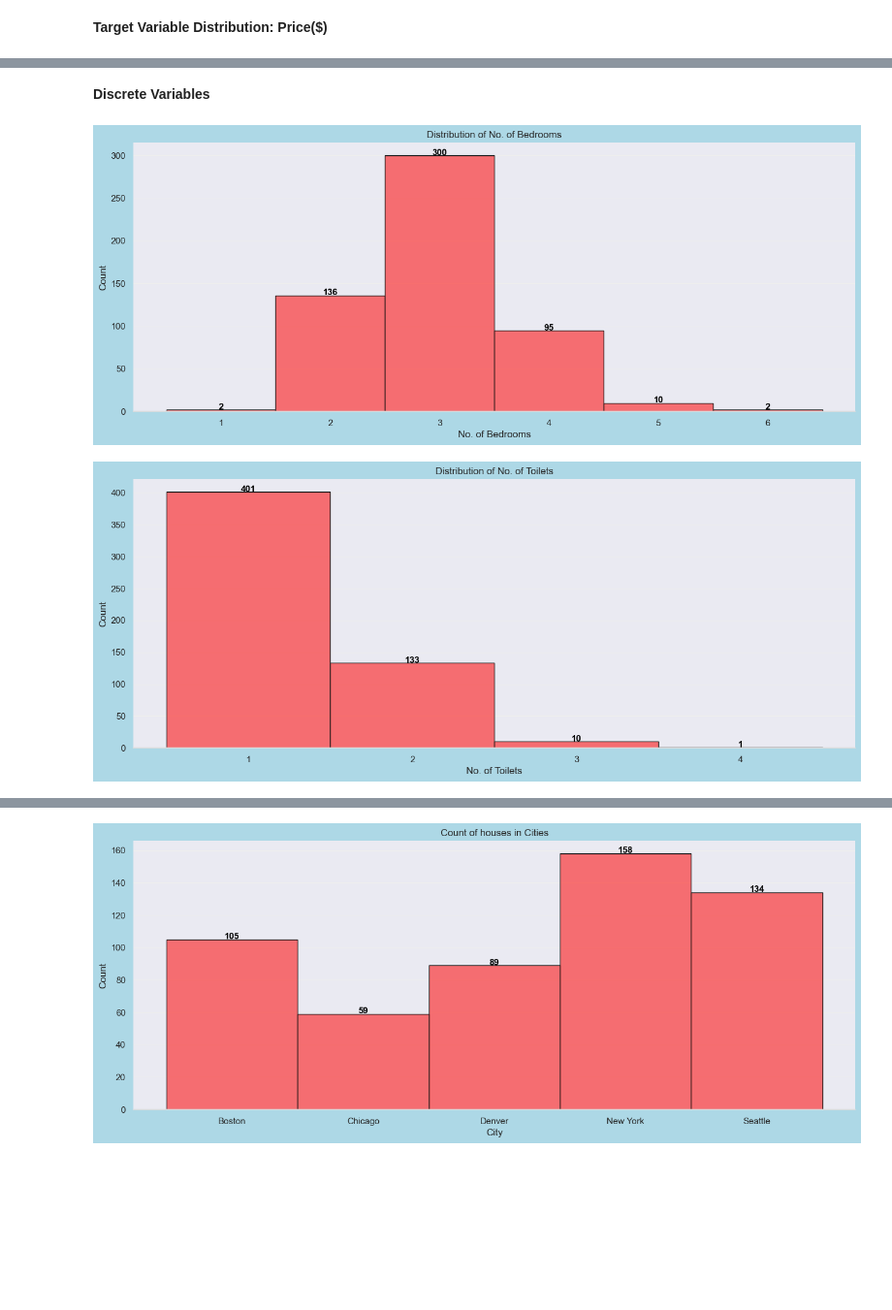
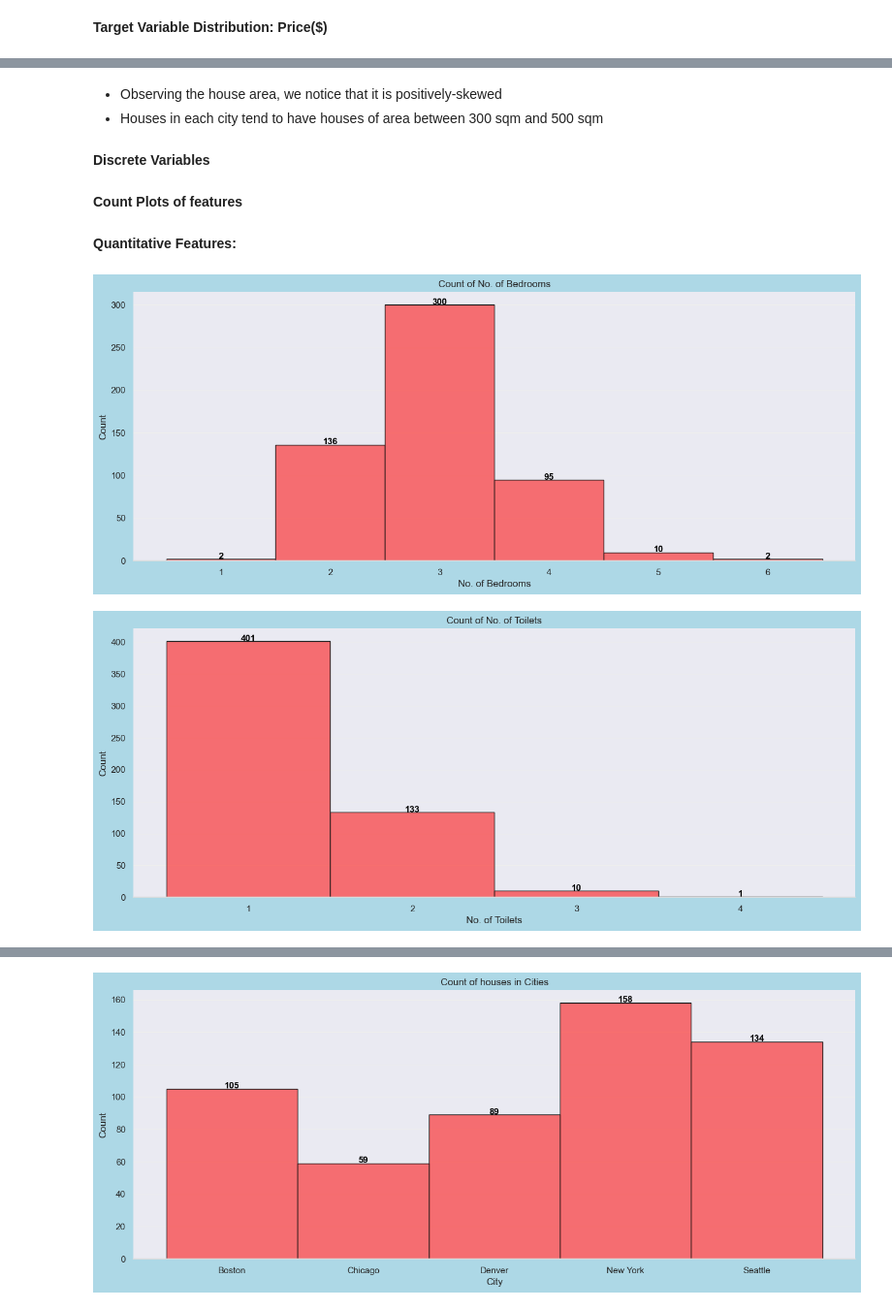
Before and after one commit to lzklucas/SP, a Jupyter notebook: Y2S1/AIML/CA1/reports/Regression/AIML_CA1(Regression).ipynb, the cells around one changed output, grey strips where cells are left out. Shown at 97% size. Saved outputs shown, nothing was run; the diff lists cells and outputs as text; code cells hidden in the pictures; blank space fills up the shorter version.

```diff
--- a/Y2S1/AIML/CA1/reports/Regression/AIML_CA1(Regression).ipynb
+++ b/Y2S1/AIML/CA1/reports/Regression/AIML_CA1(Regression).ipynb
@@ -279,5 +363,12 @@ plt.show()
+# %% [markdown]
+- Observing the house area, we notice that it is positively-skewed
+- Houses in each city tend to have houses of area between 300 sqm and 500 sqm
 # %% [markdown]
 **Discrete Variables**
+# %% [markdown]
+**Count Plots of features**
+# %% [markdown]
+**Quantitative Features:**
 # %%
 fig, ax = plt.subplots(1, 1, figsize=(16,6), facecolor='lightblue')
 
@@ -295,35 +386,35 @@ a = plt.bar(
 plt.xticks(x_values, bedroom_counts.index)
 plt.xlabel('No. of Bedrooms')
 plt.ylabel('Count')
-plt.title('Distribution of No. of Bedrooms')
+plt.title('Count of No. of Bedrooms')
 
 # Format axisb
 ax.spines['top'].set_visible(False)
 ax.spines['right'].set_visible(False)
 ax.spines['left'].set_visible(False)
 ax.spines['bottom'].set_color('#DDDDDD')
 
 # Remove ticks
 ax.tick_params(bottom=False, left=False)
 
 # Add a horizontal grid
 ax.set_axisbelow(True)
 ax.yaxis.grid(True, color='#EEEEEE') #grey lines
 ax.xaxis.grid(False)
 
 for bar in a:
   ax.text(
       bar.get_x() + bar.get_width() / 2,
       bar.get_height()+0.3,
       round(bar.get_height(), 1),
       horizontalalignment='center',
       color='black',
       weight='bold',
       fontsize=11
 )
 plt.show()
 # %% [output]
-[figure, old version]
+[figure, new version]
 # %%
 fig, ax = plt.subplots(1, 1, figsize=(16,6), facecolor='lightblue')
 
@@ -341,7 +432,7 @@ b = plt.bar(
 plt.xticks(x_values, toilet_counts.index)
 plt.xlabel('No. of Toilets')
 plt.ylabel('Count')
-plt.title('Distribution of No. of Toilets')
+plt.title('Count of No. of Toilets')
 
 # Format axis
 ax.spines['top'].set_visible(False)
@@ -369,7 +460,7 @@ for bar in b:
 )
 plt.show()
 # %% [output]
-[figure, old version]
+[figure, new version]
 # %%
 fig, ax = plt.subplots(1, 1, figsize=(16,6), facecolor='lightblue')
 
```
Also changed, not shown: parts of 178 cells of this notebook, 20 other files.
